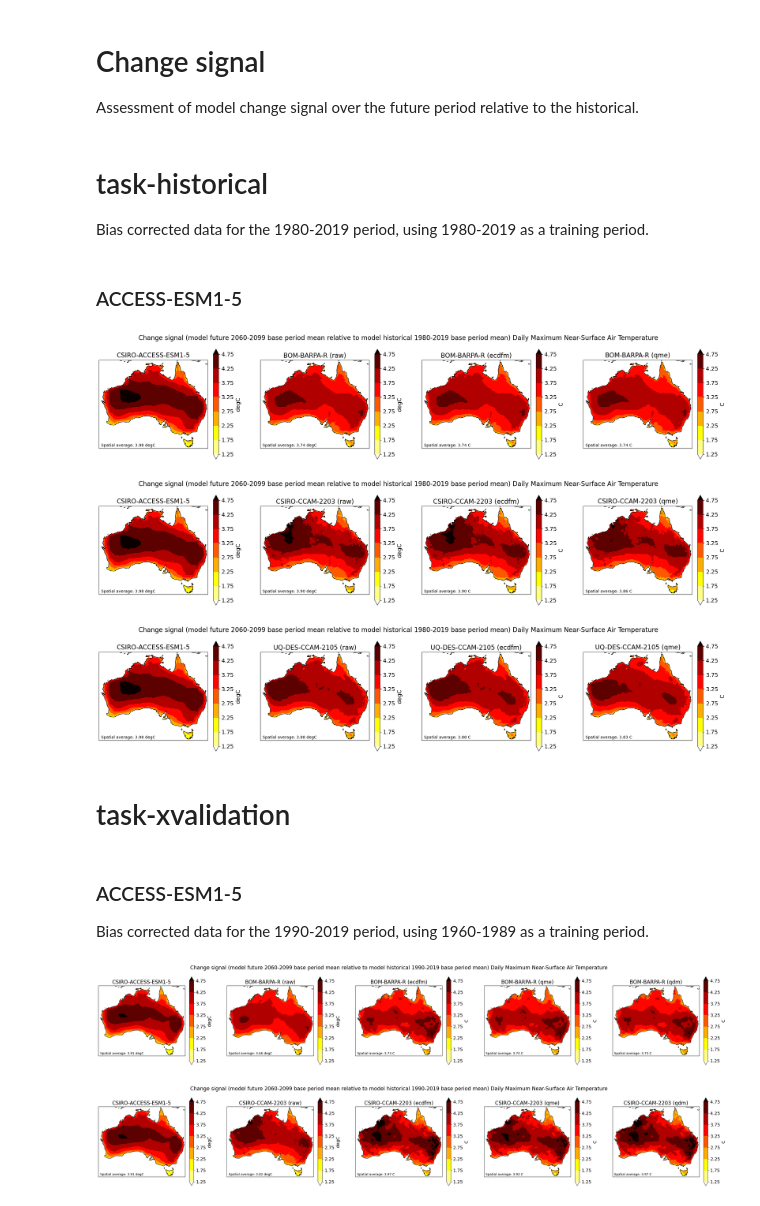
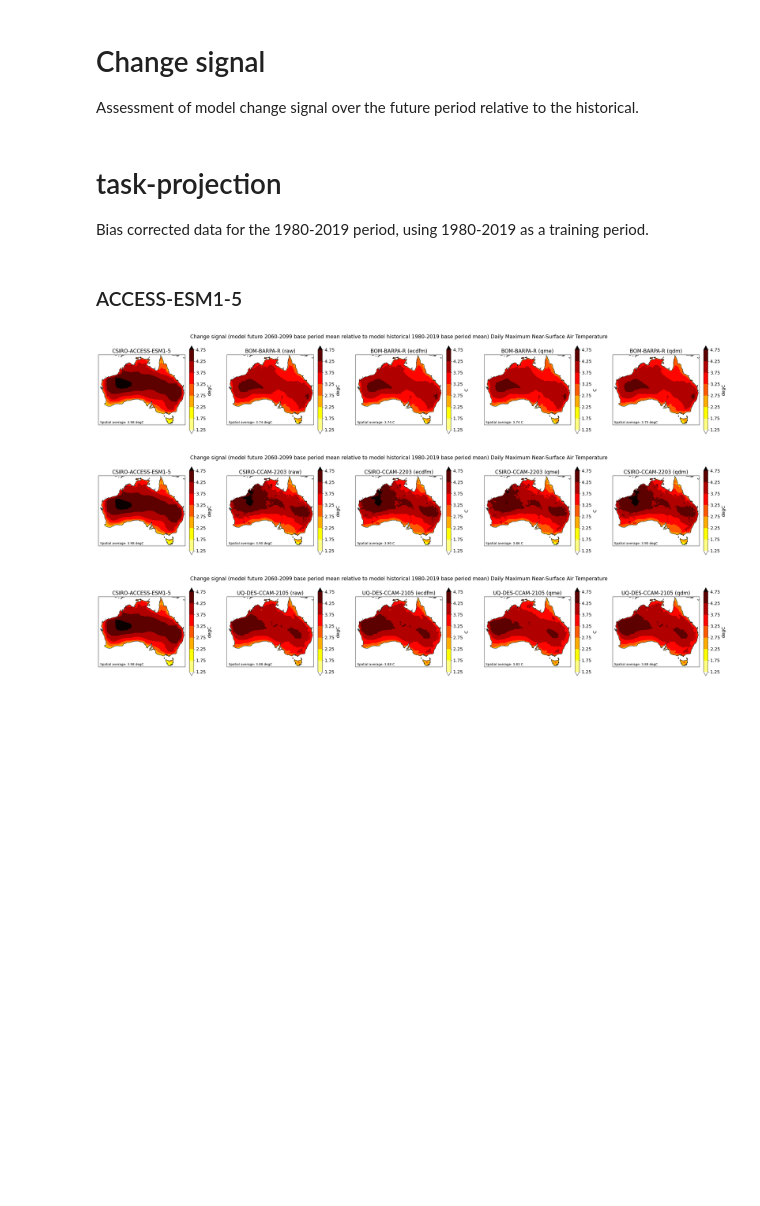
Before and after one commit to AusClimateService/npcp, a Jupyter notebook: results/change_signal_tasmax.ipynb, the cells around one changed output. Saved outputs shown, nothing was run; the diff lists cells and outputs as text; code cells hidden in the pictures; blank space fills up the shorter version.

```diff
--- a/results/change_signal_tasmax.ipynb
+++ b/results/change_signal_tasmax.ipynb
@@ -19,7 +18,7 @@ def calc_change_signal(da_future, da, var):
     """Calculate the difference in the change signal between GCM and RCM """
 
     if var == 'pr':
-        change_signal = (da_future.mean(dim='time') - da.mean(dim='time'))/abs(da.mean(dim='time'))*100
+        change_signal = ((da_future.mean(dim='time') - da.mean(dim='time')) / abs(da.mean(dim='time'))) * 100
     else:
         change_signal = da_future.mean(dim='time') - da.mean(dim='time')
 
@@ -154,8 +141,8 @@ def get_data(var, gcm, rcm, task):
 
     return da_dict
 # %%
-def plot_mean_bias(ax, da_model_future, da_model, var, cmap, levels, model_name,  ob_fractions=None):
-    """Plot the mean bias for a particular model"""
+def plot_change_signal(ax, da_model_future, da_model, var, cmap, levels, model_name, ob_fractions=None):
+    """Plot the change signal for a particular model"""
 
     change_signal = calc_change_signal(da_model_future, da_model, var)
 
@@ -182,46 +169,43 @@ def plot_mean_bias(ax, da_model_future, da_model, var, cmap, levels, model_name,
     cbar.set_label(units, fontsize=14)
     ax.text(0.02, 0.02, f'Spatial average: {spatial_ave:.2f} {units}', transform=ax.transAxes)
 # %%
-def plot_comparison(var, gcm, rcm, task, cmap, levels):
+def plot_comparison(var, gcm, rcm, cmap, levels):
     """Plot the complete comparison"""
 
-    da_dict = get_data(var, gcm, rcm, task)
+    da_dict = get_data(var, gcm, rcm)
     if var == 'pr':
-        ob_fractions = utils.get_pr_weights(gcm, task)
+        ob_fractions = utils.get_pr_weights(gcm, 'historical')
     else:
         ob_fractions = None
 
-
-    ncols = 5 if task == 'xvalidation' else 4
+    ncols = 5
     fig = plt.figure(figsize=[7 * ncols, 5])
     ax1 = fig.add_subplot(1, ncols, 1, projection=ccrs.PlateCarree())
-    plot_mean_bias(
+    plot_change_signal(
         ax1, da_dict['gcm_future'], da_dict['gcm'], var, cmap, levels, gcm, ob_fractions=ob_fractions)
     ax1.set_title(f'{gcm}', fontsize=16)
 
     ax2 = fig.add_subplot(1, ncols, 2, projection=ccrs.PlateCarree())
-    plot_mean_bias(
+    plot_change_signal(
         ax2, da_dict['rcm_raw_future'], da_dict['rcm_raw'], var, cmap, levels, f'{rcm} (raw)',ob_fractions=ob_fractions)
     ax2.set_title(f'{rcm} (raw)', fontsize=16)
 
     ax3 = fig.add_subplot(1, ncols, 3, projection=ccrs.PlateCarree())
-    plot_mean_bias(
+    plot_change_signal(
         ax3, da_dict['rcm_ecdfm_future'], da_dict['rcm_ecdfm'], var, cmap, levels, f'{rcm} (ecdfm)',ob_fractions=ob_fractions)
     ax3.set_title(f'{rcm} (ecdfm)', fontsize=16)
 
     ax4 = fig.add_subplot(1, ncols, 4, projection=ccrs.PlateCarree())
-    plot_mean_bias(
+    plot_change_signal(
         ax4, da_dict['rcm_qme_future'], da_dict['rcm_qme'], var, cmap, levels, f'{rcm} (qme)',ob_fractions=ob_fractions)
     ax4.set_title(f'{rcm} (qme)', fontsize=16)
 
-    if task == 'xvalidation':
-        ax5 = fig.add_subplot(1, ncols, 5, projection=ccrs.PlateCarree())
-        plot_mean_bias(
-            ax5, da_dict['rcm_qdm_future'], da_dict['rcm_qdm'], var, cmap, levels, f'{rcm} (qdm)', ob_fractions=ob_fractions)
-        ax5.set_title(f'{rcm} (qdm)', fontsize=16)
+    ax5 = fig.add_subplot(1, ncols, 5, projection=ccrs.PlateCarree())
+    plot_change_signal(
+        ax5, da_dict['rcm_qdm_future'], da_dict['rcm_qdm'], var, cmap, levels, f'{rcm} (qdm)', ob_fractions=ob_fractions)
+    ax5.set_title(f'{rcm} (qdm)', fontsize=16)
 
-
-    start_year = '1990' if task == 'xvalidation' else '1980'
+    start_year = '1980'
     end_year = '2019'
     start_year_future = '2060'
     end_year_future = '2099'
@@ -230,7 +214,8 @@ def plot_comparison(var, gcm, rcm, task, cmap, levels):
     plt.suptitle(f'Change signal (model future {start_year_future}-{end_year_future} base period mean relative to model historical {start_year}-{end_year} base period mean) {long_name}', fontsize=16)
     plt.show()
 # %% [markdown]
-# task-historical
+# task-projection
+
 Bias corrected data for the 1980-2019 period, using 1980-2019 as a training period.
 # %%
 variable = 'tasmax'
@@ -239,27 +224,14 @@ cmap = 'hot_r'
 # %% [markdown]
 ### ACCESS-ESM1-5
 # %%
-plot_comparison(variable, 'CSIRO-ACCESS-ESM1-5', 'BOM-BARPA-R', 'historical', cmap, levels)
+plot_comparison(variable, 'CSIRO-ACCESS-ESM1-5', 'BOM-BARPA-R', cmap, levels)
 # %% [output]
-[figure, old version]
+[figure, new version]
 # %%
-plot_comparison(variable, 'CSIRO-ACCESS-ESM1-5', 'CSIRO-CCAM-2203', 'historical', cmap, levels)
+plot_comparison(variable, 'CSIRO-ACCESS-ESM1-5', 'CSIRO-CCAM-2203', cmap, levels)
 # %% [output]
-[figure, old version]
+[figure, new version]
 # %%
-plot_comparison(variable, 'CSIRO-ACCESS-ESM1-5', 'UQ-DES-CCAM-2105', 'historical', cmap, levels)
+plot_comparison(variable, 'CSIRO-ACCESS-ESM1-5', 'UQ-DES-CCAM-2105', cmap, levels)
 # %% [output]
-[figure, old version]
+[figure, new version]
-# %% [markdown]
-# task-xvalidation
-# %% [markdown]
-### ACCESS-ESM1-5
-Bias corrected data for the 1990-2019 period, using 1960-1989 as a training period.
-# %%
-plot_comparison(variable, 'CSIRO-ACCESS-ESM1-5', 'BOM-BARPA-R', 'xvalidation', cmap, levels)
-# %% [output]
-[figure, removed]
-# %%
-plot_comparison(variable, 'CSIRO-ACCESS-ESM1-5', 'CSIRO-CCAM-2203', 'xvalidation', cmap, levels)
-# %% [output]
-[figure, removed]
```
Also changed, not shown: parts of 18 cells of this notebook, 1 other file.
